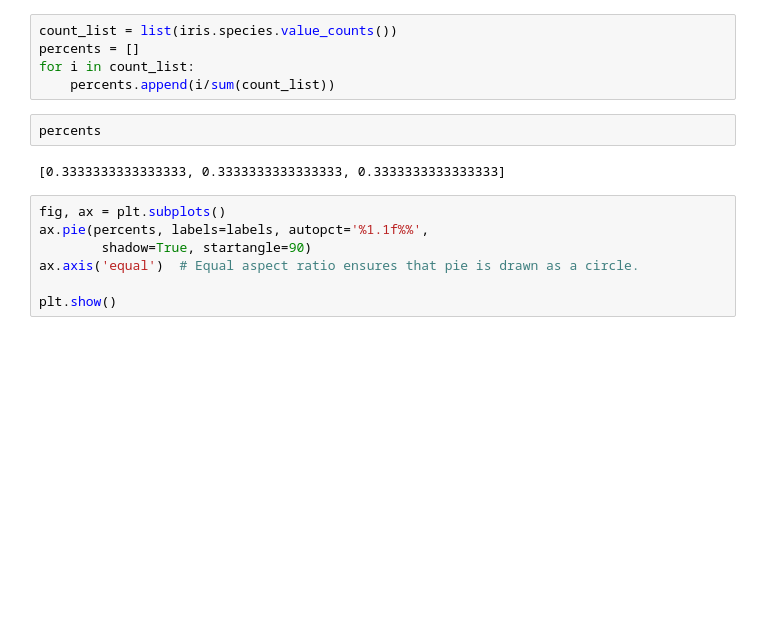
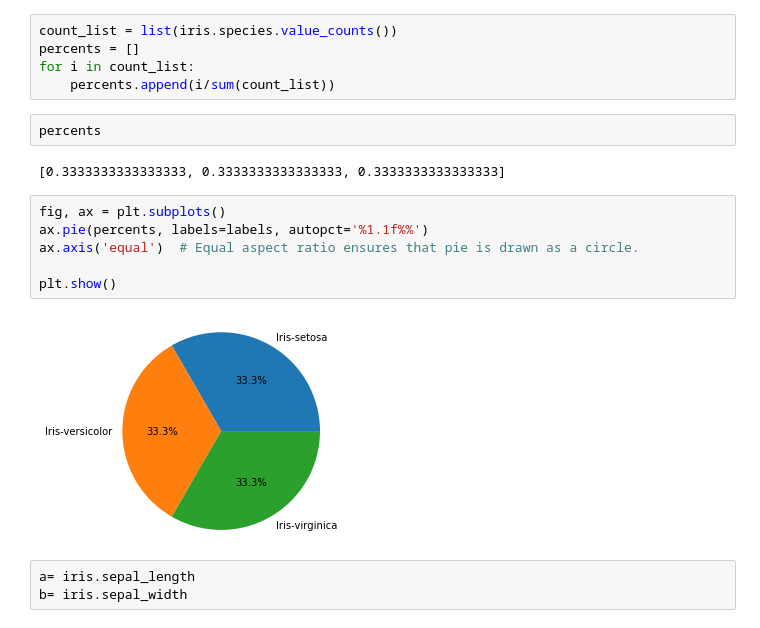
Before and after one commit to edwardsrk/Visualizations, a Jupyter notebook: Visualizations.ipynb, the cells around one changed output. Drawn from its saved outputs; the diff is of its cells as text; blank space fills up the shorter version.

```diff
--- a/Visualizations.ipynb
+++ b/Visualizations.ipynb
@@ -101,8 +100,12 @@ percents
 [0.3333333333333333, 0.3333333333333333, 0.3333333333333333]
 # %%
 fig, ax = plt.subplots()
-ax.pie(percents, labels=labels, autopct='%1.1f%%',
-        shadow=True, startangle=90)
+ax.pie(percents, labels=labels, autopct='%1.1f%%')
 ax.axis('equal')  # Equal aspect ratio ensures that pie is drawn as a circle.
 
 plt.show()
+# %% [output]
+[figure, added]
+# %%
+a= iris.sepal_length
+b= iris.sepal_width
```
Also changed, not shown: parts of 2 cells of this notebook.
